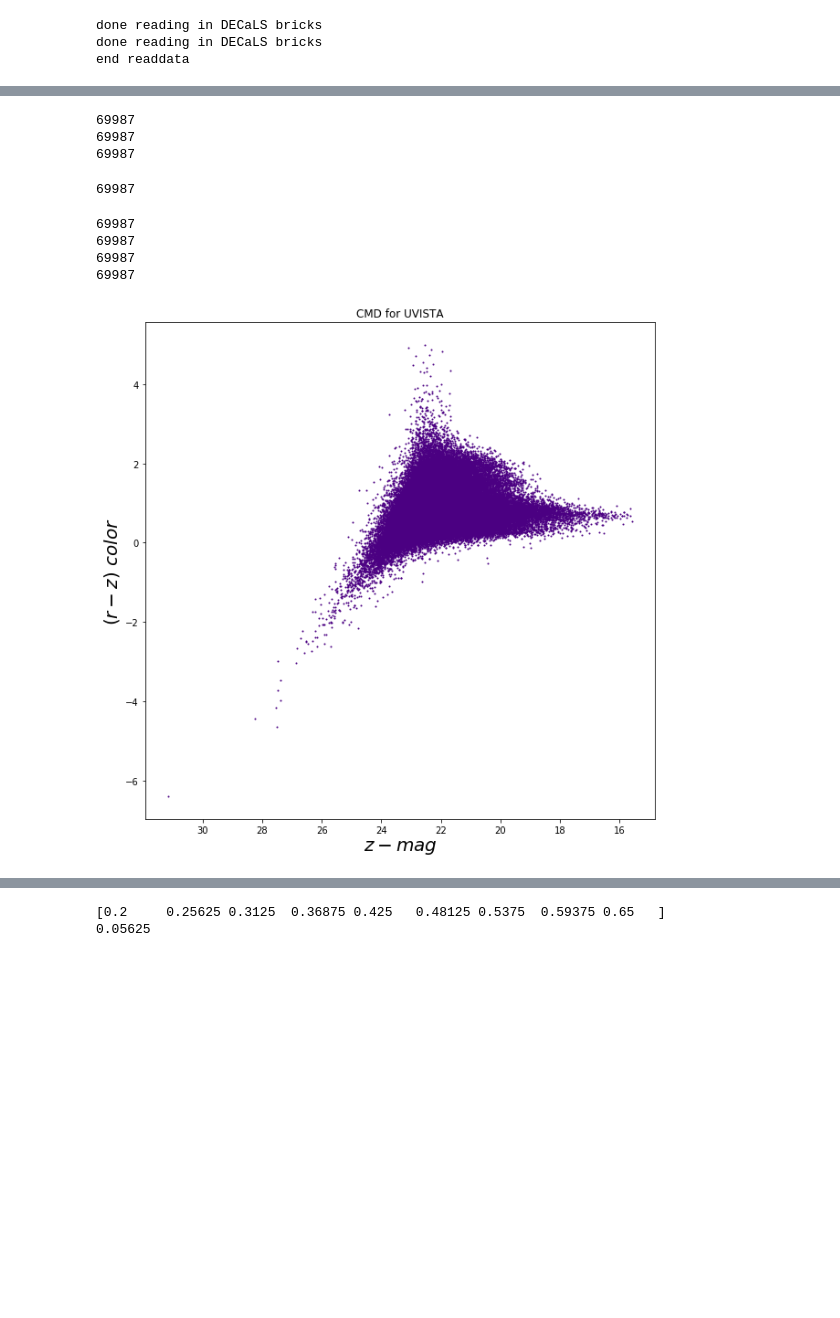
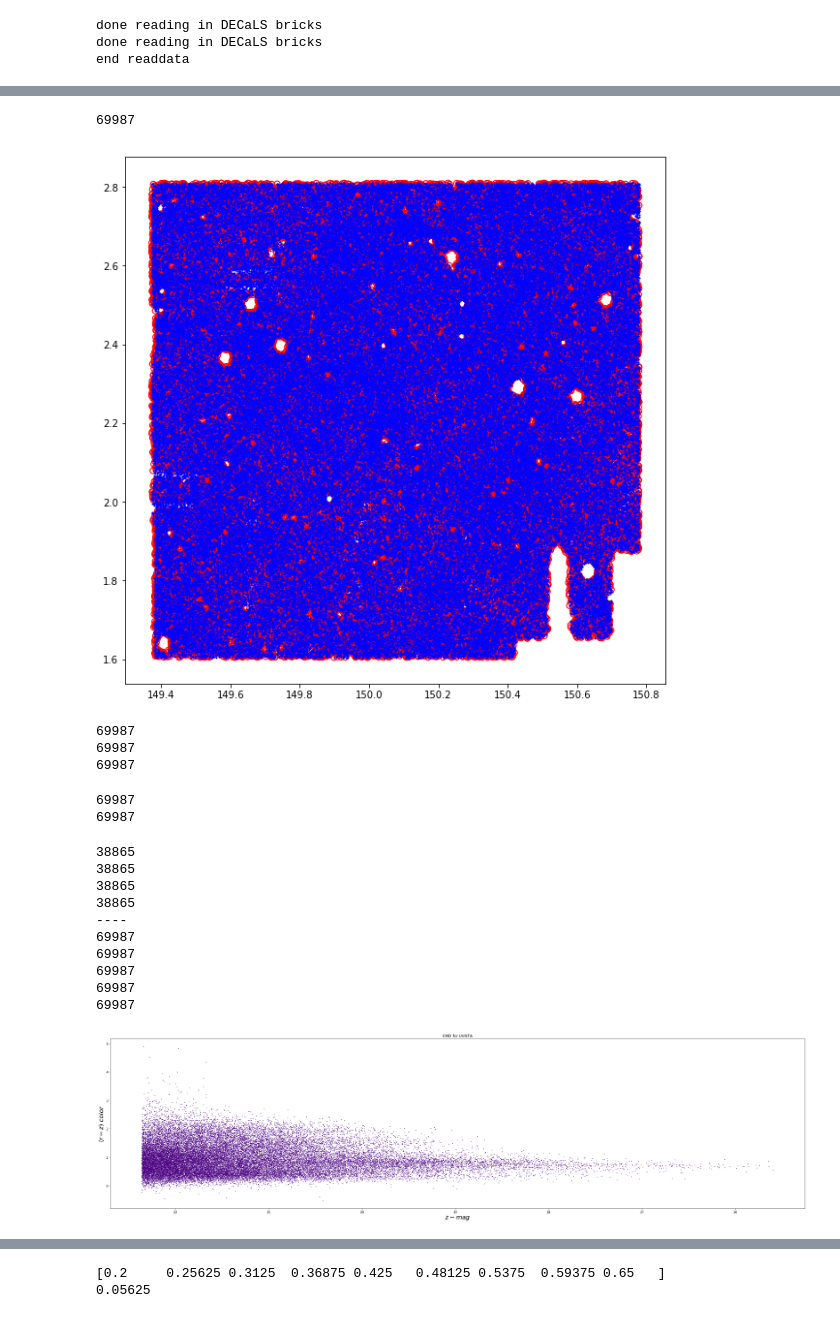
Before and after one commit to metownsend/LRG-Sats, a Jupyter notebook: making_masks.ipynb, the cells around one changed output, grey strips where cells are left out. Cells and saved outputs as stored; diff of their text form; code cells hidden in the pictures; blank space fills up the shorter version.

```diff
--- a/making_masks.ipynb
+++ b/making_masks.ipynb
@@ -292,2 +151,17 @@ plt.show()
+# %%
+sep2d_UVISTA_deg = sep2d_UVISTA.deg
+
+sep_idx_UVISTA = idx_UVISTA[np.where(sep2d_UVISTA_deg <= 0.0003)]
+
+print(len(sep_idx_UVISTA))
+# %% [output]
+69987
+# %%
+plt.rcParams["figure.figsize"] = [10, 10]
+plt.scatter(ra_LS[sep_idx_UVISTA], dec_LS[sep_idx_UVISTA], facecolors='none', edgecolors='r')
+plt.scatter(ra_UV, dec_UV, c="blue", s=1)
+plt.show()
+# %% [output]
+[figure, added]
 # %%
 # make a new catalog with ra, dec, LS photometry, LS photometry errors, and UV redshift
@@ -339,5 +208,7 @@ zLum = 10.**((zMag-Msun_z)/(-2.5))
 log_zLum = np.log10(zLum)
 
 print(len(log_zLum))
+print(len(zspec))
 # %% [output]
 69987
+69987
@@ -344,37 +225,26 @@ print(len(log_zLum))
 # %%
-# gmag_combo = np.concatenate([gmag_GOODS_S, gmag_COSMOS])
-# rmag_combo = np.concatenate([rmag_GOODS_S, rmag_COSMOS])
-# zmag_combo = np.concatenate([zmag_GOODS_S, zmag_COSMOS])
-
 # calculate (g-r) and (r-z) colors
 
-grcolor_UVLS = gmag_LS[sep_idx_UVISTA] - rmag_LS[sep_idx_UVISTA]
-rzcolor_UVLS = rmag_LS[sep_idx_UVISTA] - zmag_LS[sep_idx_UVISTA]
-zmag_UVLS = zmag_LS[sep_idx_UVISTA]
-# print(len(grcolor_GOODS_S))
+grcolor_UVLS_nocut = gmag_LS[sep_idx_UVISTA] - rmag_LS[sep_idx_UVISTA]
+rzcolor_UVLS_nocut = rmag_LS[sep_idx_UVISTA] - zmag_LS[sep_idx_UVISTA]
+zmag_UVLS_nocut = zmag_LS[sep_idx_UVISTA]
 
-# grcolor_COSMOS = gmag_COSMOS[sep_idx_COSMOS] - rmag_COSMOS[sep_idx_COSMOS]
-# rzcolor_COSMOS = rmag_COSMOS[sep_idx_COSMOS] - zmag_COSMOS[sep_idx_COSMOS]
-# print(len(grcolor_COSMOS))
+grcolor_UVLS = grcolor_UVLS_nocut[np.where(zmag_UVLS_nocut <= 22.36)]
+rzcolor_UVLS = rzcolor_UVLS_nocut[np.where(zmag_UVLS_nocut <= 22.36)]
+zmag_UVLS = zmag_UVLS_nocut[np.where(zmag_UVLS_nocut <= 22.36)]
 
-# grcolor_GOODS_N = gmag_GOODS_N[sep_idx_GOODS_N] - rmag_GOODS_N[sep_idx_GOODS_N]
-# rzcolor_GOODS_N = rmag_GOODS_N[sep_idx_GOODS_N] - zmag_GOODS_N[sep_idx_GOODS_N]
-# print(len(grcolor_GOODS_N))
+zspec_UVLS = zspec[np.where(zmag_UVLS_nocut <= 22.36)]
 
-# grcolor_AEGIS = gmag_AEGIS[sep_idx_AEGIS] - rmag_AEGIS[sep_idx_AEGIS]
-# rzcolor_AEGIS = rmag_AEGIS[sep_idx_AEGIS] - zmag_AEGIS[sep_idx_AEGIS]
-# print(len(grcolor_COSMOS))
-
-# grcolor = np.concatenate([grcolor_GOODS_S, grcolor_COSMOS, grcolor_GOODS_N, grcolor_AEGIS])
-# rzcolor = np.concatenate([rzcolor_GOODS_S, rzcolor_COSMOS, rzcolor_GOODS_N, rzcolor_AEGIS])
-# zmag = np.concatenate([zmag_GOODS_S[sep_idx_GOODS_S], zmag_COSMOS[sep_idx_COSMOS], zmag_GOODS_N[sep_idx_GOODS_N], zmag_AEGIS[sep_idx_AEGIS]])
-print(len(zmag_LS[sep_idx_UVISTA]))
+print(len(zmag_UVLS))
 print(len(grcolor_UVLS))
 print(len(rzcolor_UVLS))
-# print(len(zmag_GOODS_S[sep_idx_GOODS_S]))
-# print(len(z_GOODS_S[np.where(ra_GOODS_S[sep_idx_GOODS_S])]))
+print(len(zspec_UVLS))
+print('----')
+print(len(zmag_UVLS_nocut))
+print(len(grcolor_UVLS_nocut))
+print(len(rzcolor_UVLS_nocut))
+print(len(zspec))
 
-# z_3DHST = np.concatenate([z_GOODS_S[np.where(ra_GOODS_S[sep_idx_GOODS_S])], z_COSMOS[np.where(ra_COSMOS[sep_idx_COSMOS])], z_GOODS_N[np.where(ra_GOODS_N[sep_idx_GOODS_N])], z_AEGIS[np.where(ra_AEGIS[sep_idx_AEGIS])]])
 print(len(z_peak[np.where(ra_LS[sep_idx_UVISTA])]))
 
 rz_edges = [-1.8027077, -1.5527076721191406, -1.3027076721191406, -1.0527076721191406, -0.8027076721191406, -0.5527076721191406, -0.3027076721191406, -0.052707672119140625, 0.19729232788085938, 0.4472923278808594, 0.6972923278808594, 0.9472923278808594, 1.1972923278808594, 1.4472923278808594, 1.6972923278808594, 1.9472923278808594, 2.1972923278808594, 2.4472923278808594, 2.6972923278808594, 2.9472923278808594, 3.1972923278808594, 3.4472923278808594, 3.6972923278808594, 3.9472923278808594, 4.197292327880859, 4.447292327880859, 4.697292327880859, 4.947292327880859, 5.197292327880859, 5.447292327880859, 5.697292327880859, 5.947292327880859, 6.197292327880859, 6.447292327880859, 6.697292327880859, 6.947292327880859, 7.197292327880859, 7.447292327880859, 7.697292327880859, 7.947292327880859, 8.19729232788086, 8.44729232788086, 8.69729232788086, 8.94729232788086, 9.19729232788086, 9.44729232788086, 9.69729232788086, 9.94729232788086, 10.19729232788086, 10.44729232788086]
@@ -391,31 +261,37 @@ H1, nouse_edges = np.histogramdd((rzcolor_UVLS, zmag_UVLS, grcolor_UVLS), bins=(
 # gr_v_rz = H1[:, :, :].sum(axis=1)
 # gr_vs_rz = np.flipud(gr_v_rz.T)
 
 
 # print(rz_vs_zmag)
 # print()
 # print()
 # print(gr_vs_zmag)
 # print()
 # print()
 # print(gr_vs_rz)
 # print()
 # print()
 # print(H1.shape)
 # print(type(H1))
 
 # plt.matshow(rz_vs_zmag)
 # plt.show()
 
 plt.scatter(zmag_UVLS, rzcolor_UVLS, s=1, c='indigo')
 plt.gca().invert_xaxis()
 plt.title("CMD for UVISTA")
 plt.xlabel(r'$z-mag$', fontsize=20)
 plt.ylabel(r'$(r-z)$ $color$', fontsize=20)
 plt.show()
 # %% [output]
+38865
+38865
+38865
+38865
+----
 69987
 69987
 69987
 69987
+69987
-[figure, old version]
+[figure, new version]
```
Also changed, not shown: parts of 31 cells of this notebook.
